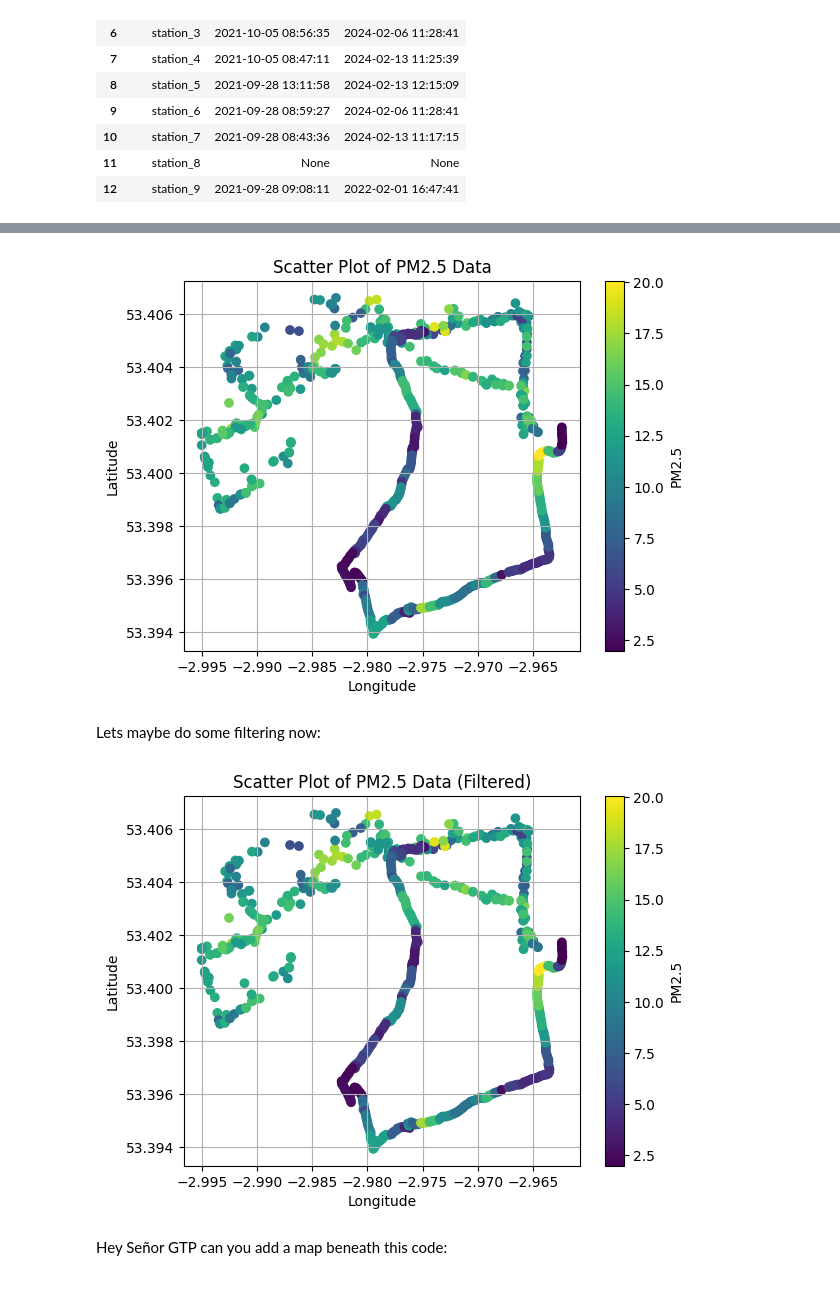
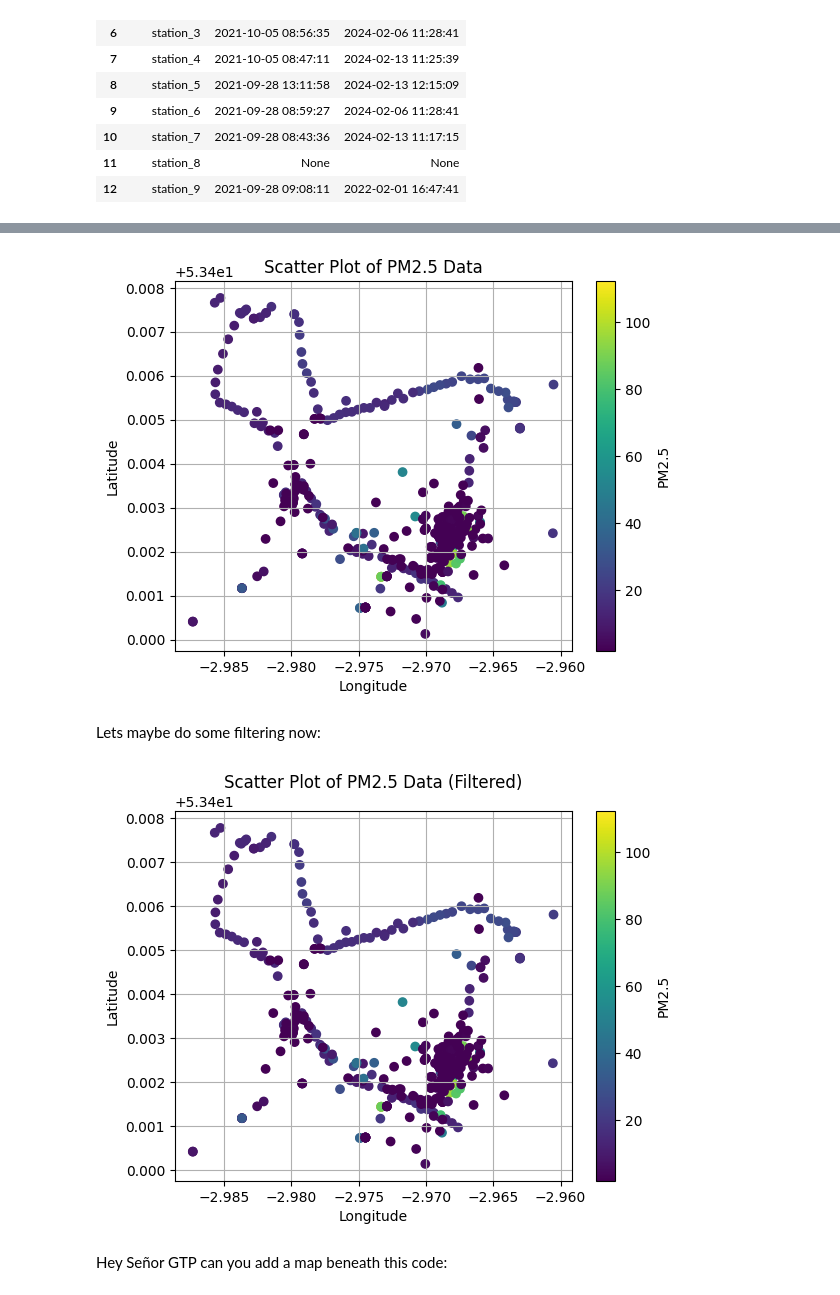
Before and after one commit to flowonthegoliv/ENVS666_2024, a Jupyter notebook: Tutorial_2.ipynb, the cells around one changed output, grey strips where cells are left out. Cells and saved outputs as stored; diff of their text form; code cells hidden in the pictures.

```diff
--- a/Tutorial_2.ipynb
+++ b/Tutorial_2.ipynb
@@ -34,9 +33,9 @@ df
 | 11 | station_8 | None | None |
 | 12 | station_9 | 2021-09-28 09:08:11 | 2022-02-01 16:47:41 |
 # %%
-startDate = '2022-01-01'
+startDate = '2023-02-01'
 endDate = '2024-01-31'
-sensor = 2
+sensor = 4
 
 url = "https://jonnyhigham.com/ENVS666/plume_api.php?sensor="+str(sensor)+"&startDate="+startDate+"&endDate="+endDate
 response = requests.get(url)
@@ -44,7 +43,7 @@ data = response.json()
 data = data['data']
 df = pd.DataFrame(data)
 
-print(url)
+# print(url)
 
 df
 # %% [output]
@@ -74,29 +72,29 @@ plt.grid(True)
 plt.colorbar(label='PM2.5')
 plt.show()
 # %% [output]
-[figure, old version]
+[figure, new version]
 # %% [markdown]
 Lets maybe do some filtering now:
 # %%
 import matplotlib.pyplot as plt
 
 # Define start and end dates
 start_date = '2022-02-01'
-end_date = '2023-03-20'
+end_date = '2024-03-20'
 
 # Filter the DataFrame based on the date range
 filtered_df = df[(df['Timestamp'] >= start_date) & (df['Timestamp'] <= end_date)]
 
 # Scatter plot with pollutant-based color for the filtered data
 plt.scatter(filtered_df['Longitude'], filtered_df['Latitude'], c=filtered_df['PM2.5'], cmap='viridis', alpha=1)
 plt.xlabel('Longitude')
 plt.ylabel('Latitude')
 plt.title('Scatter Plot of PM2.5 Data (Filtered)')
 plt.grid(True)
 plt.colorbar(label='PM2.5')
 plt.show()
 # %% [output]
-[figure, old version]
+[figure, new version]
 # %% [markdown]
 Hey Señor GTP can you add a map beneath this code:
 # %%
```
Also changed, not shown: parts of 14 cells of this notebook.
